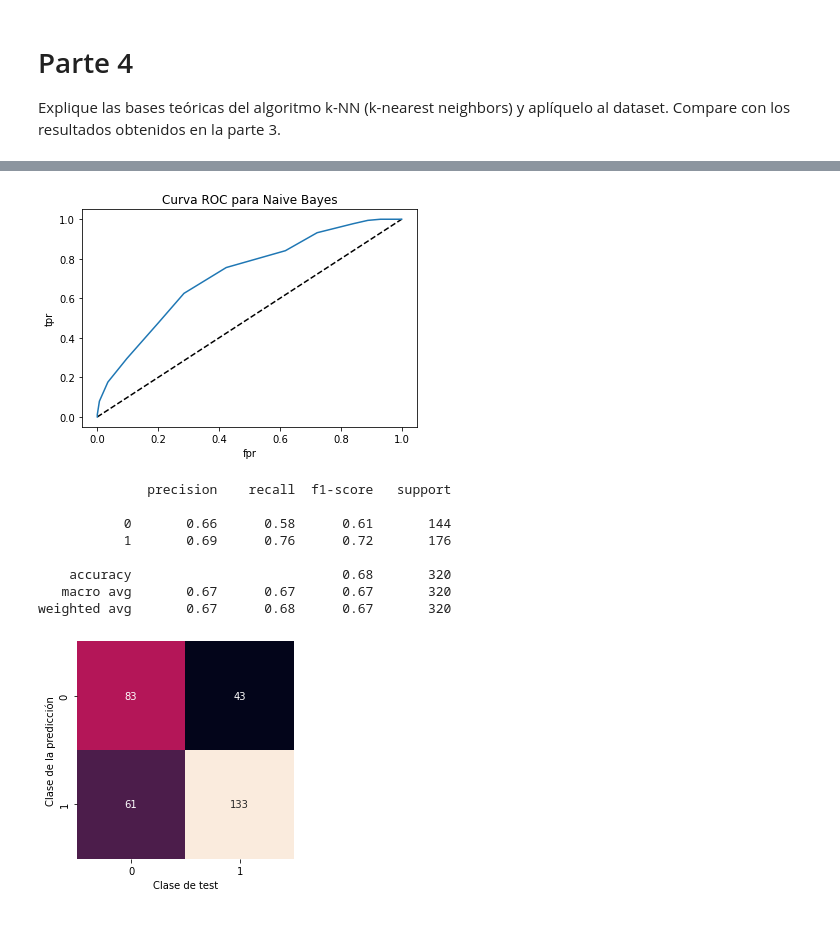
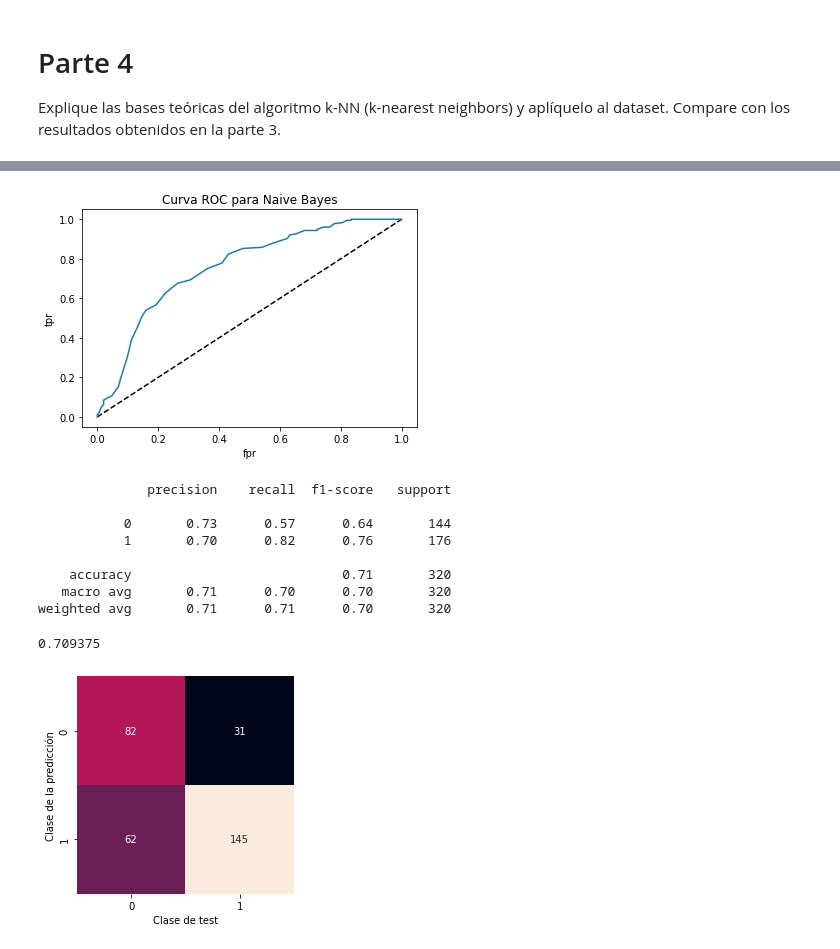
Before and after one commit to rdambrosioz/aa_2021, a Jupyter notebook: aa_tarea1_costanzo_dambrosio.ipynb, the cells around one changed output, grey strips where cells are left out. Cells and saved outputs as stored; diff of their text form; code cells hidden in the pictures.

```diff
--- a/aa_tarea1_costanzo_dambrosio.ipynb
+++ b/aa_tarea1_costanzo_dambrosio.ipynb
@@ -356,3 +360,17 @@ get_scores(Y_pred, new_Y_pewd, Y_test)
    macro avg       0.74      0.74      0.74       320
 weighted avg       0.75      0.74      0.74       320
 [figure]
+# %%
+from sklearn.linear_model import LogisticRegression
+
+model = LogisticRegression(max_iter=1000, solver='lbfgs', class_weight='balanced')
+# model.fit(X_train, Y_train);
+
+pipe = Pipeline([('fselector', SelectKBest(chi2, k=10)), ('lr', model)])
+pipe.fit(X_train, Y_train)
+new_Y_pewd = pipe.predict_proba(X_test)
+
+# new_Y_pewd = model.predict_proba(X_test)
+umbral_prob = 0.5
+Y_pred = [0 if p>umbral_prob else 1 for p in new_Y_pewd[:,0]]
+get_scores(Y_pred, new_Y_pewd, Y_test)
@@ -391,7 +421,7 @@ sorted(f_importance, key=lambda x:x[1], reverse=True)
  ('sulphates', 0.7375),
  ('alcohol', 0.6875)]
 # %%
-model = LogisticRegression(max_iter=1000, solver='lbfgs')
+model = LogisticRegression(max_iter=1000, solver='lbfgs', class_weight='balanced')
 pipe = Pipeline([('lr', model)])
 # model.fit(X_train, Y_train);
 f_importance = []
@@ -432,0 +470,14 @@ El algoritmo de k-nearest neighbors (KNN) es un algoritmo de aprendizaje automá
+# %%
+all_results = []
+for K in range(5,120,5):
+  model = KNeighborsClassifier (n_neighbors=K)
+
+  pipe = Pipeline([('fselector', SelectKBest(chi2, k=10)), ('knn', model)])
+  pipe.fit(X_train, Y_train)
+  new_Y_pewd = pipe.predict_proba(X_test)
+
+  umbral_prob = 0.5
+  Y_pred = [0 if p>umbral_prob else 1 for p in new_Y_pewd[:,0]]
+  all_results += [(K,get_scores(Y_pred, new_Y_pewd, Y_test, False))]
+
+sorted(all_results, key = lambda x : x[1], reverse=True)
@@ -433,23 +502,22 @@ El algoritmo de k-nearest neighbors (KNN) es un algoritmo de aprendizaje automá
 # %%
-from sklearn.neighbors import KNeighborsClassifier
-
-model = KNeighborsClassifier (n_neighbors=12)
+model = KNeighborsClassifier (n_neighbors=90)
 
 pipe = Pipeline([('fselector', SelectKBest(chi2, k=10)), ('knn', model)])
 pipe.fit(X_train, Y_train)
 new_Y_pewd = pipe.predict_proba(X_test)
 
 umbral_prob = 0.5
 Y_pred = [0 if p>umbral_prob else 1 for p in new_Y_pewd[:,0]]
 get_scores(Y_pred, new_Y_pewd, Y_test)
 # %% [output]
-[figure, old version]
+[figure, new version]
               precision    recall  f1-score   support
 
-           0       0.66      0.58      0.61       144
-           1       0.69      0.76      0.72       176
+           0       0.73      0.57      0.64       144
+           1       0.70      0.82      0.76       176
 
-    accuracy                           0.68       320
-   macro avg       0.67      0.67      0.67       320
-weighted avg       0.67      0.68      0.67       320
+    accuracy                           0.71       320
+   macro avg       0.71      0.70      0.70       320
+weighted avg       0.71      0.71      0.70       320
+0.709375
 [figure]
```
Also changed, not shown: parts of 6 cells of this notebook.
